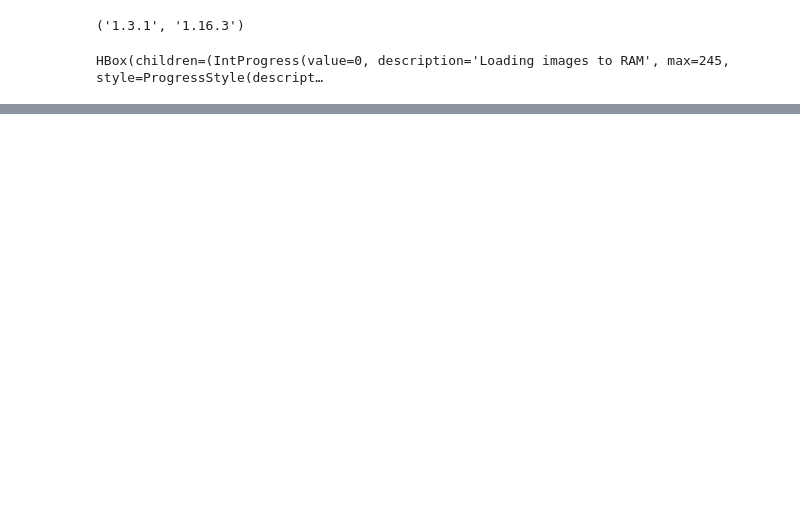
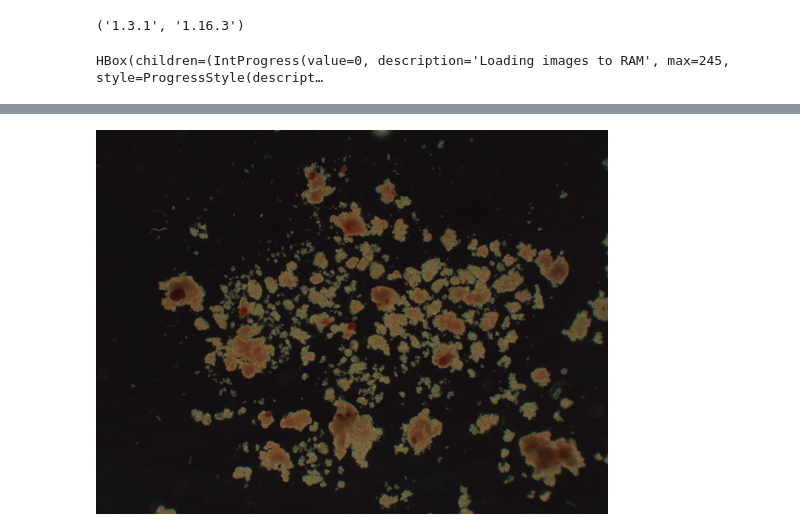
Before and after one commit to partyzans/data_playground, a Jupyter notebook: u2net/U2Net.ipynb, the cells around one changed output, grey strips where cells are left out. Cells and saved outputs as stored; diff of their text form; code cells hidden in the pictures; blank space fills up the shorter version.

```diff
--- a/u2net/U2Net.ipynb
+++ b/u2net/U2Net.ipynb
@@ -19,7 +17,7 @@ torch.__version__, np.__version__
 ('1.3.1', '1.16.3')
 # %%
 class SegmentationDataset(Dataset):
-    def __init__(self, data_path, dataset_mean=(69.2614, 55.9220, 32.6043), out_size=(1024, 768)):
+    def __init__(self, data_path, dataset_mean=(69.2614, 55.9220, 32.6043), out_size=(512, 384)):
         all_filenames = [x.name for x in pathlib.Path(data_path).resolve().iterdir()]
         inputs = [path for path in all_filenames if "gt" not in path.lower()]
         self.all_pairs = []
@@ -34,28 +32,26 @@ class SegmentationDataset(Dataset):
             if labels:
                 self.all_pairs.append((data_path + "/" + input_path, data_path + "/" + labels[0]))
         self.all_data = []
+        self.all_images = []
         for input_path, label_path in tqdm(self.all_pairs, desc="Loading images to RAM"):
             input_image = Image.open(input_path).resize(self.out_size, Image.LANCZOS)
             label_image = Image.open(label_path).resize(self.out_size, Image.NEAREST)
             input_array = np.array(input_image, dtype=np.float32)
-            label_array = np.array(label_image)
-            processed_label = torch.from_numpy(
-                np.stack(
-                    [
-                        (label_array == (0, 0, 0, 255))[:, :, 0],
-                        (label_array == (128, 128, 128, 255))[:, :, 0],
-                        (label_array == (255, 255, 255, 255))[:, :, 0],
-                    ]
-                ).astype(np.float32)
-            )
+            label_array = np.array(label_image)[:, :, 0]
+            label_array[(label_array <= 128) & (label_array > 0)] = 1
+            label_array[label_array > 128] = 2
             input_normalized = ((torch.from_numpy(input_array) - self.mean) / 255.0).permute(2, 0, 1)
-            self.all_data.append((input_normalized, processed_label))
+            self.all_data.append((input_normalized, torch.LongTensor(label_array)))
+            self.all_images.append((input_image, label_image))
 
     def __len__(self):
         return len(self.all_data)
 
     def __getitem__(self, idx):
         return self.all_data[idx]
+
+    def get_image(self, idx):
+        return self.all_images[idx]
 # %%
 dataset = SegmentationDataset("./data/training-resized")
 # %% [output]
@@ -179,0 +301,4 @@ output1.shape
+# %%
+dataset.get_image(0)[0]
+# %% [output]
+[figure, added]
```
Also changed, not shown: parts of 35 cells of this notebook.
